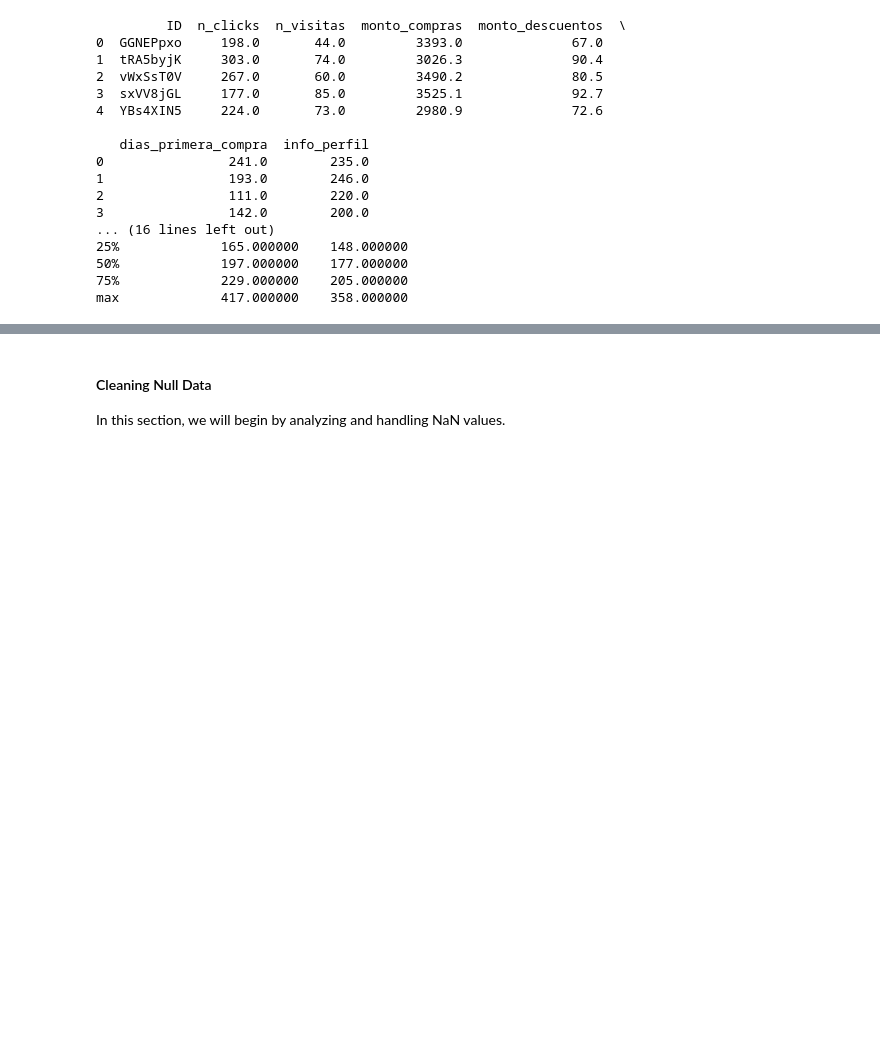
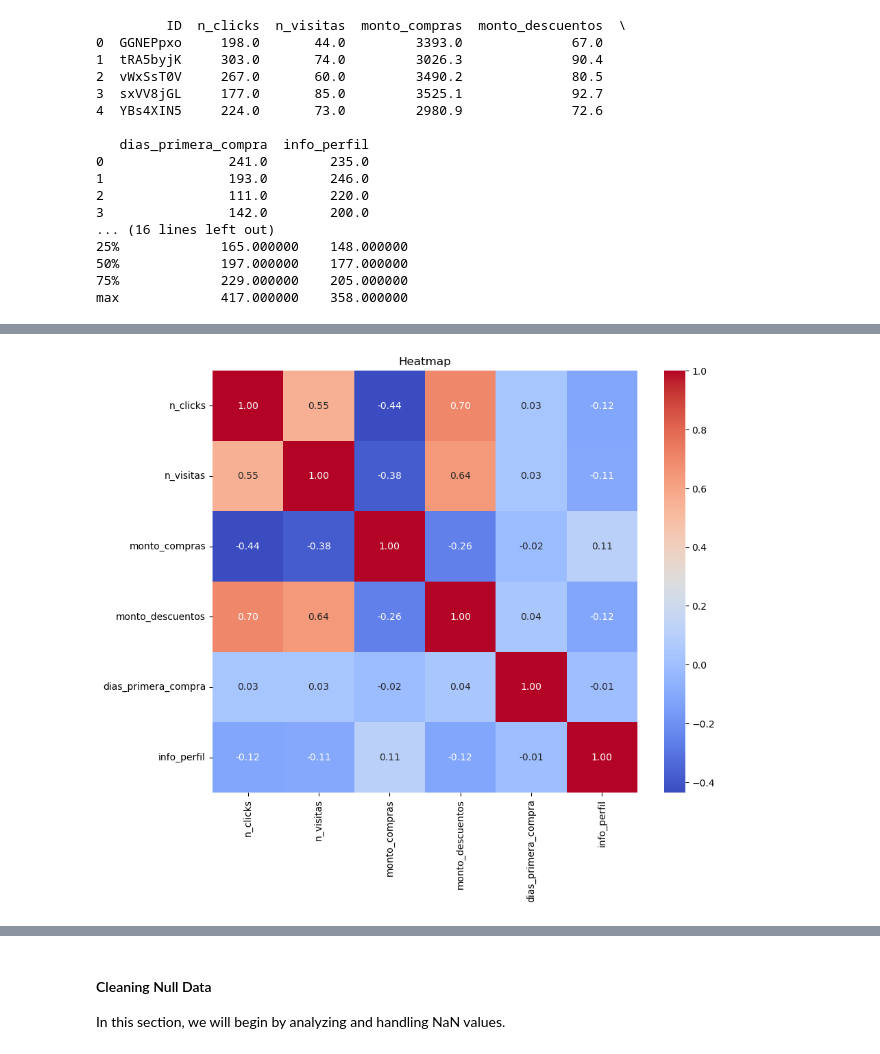
Before and after one commit to davexat/Client_Segmentation_Dashboard, a Jupyter notebook: notebooks/0.0_dsb_data_exploration.ipynb, the cells around one changed output, grey strips where cells are left out. Saved outputs shown, nothing was run; the diff lists cells and outputs as text; code cells hidden in the pictures; blank space fills up the shorter version.

```diff
--- a/notebooks/0.0_dsb_data_exploration.ipynb
+++ b/notebooks/0.0_dsb_data_exploration.ipynb
@@ -69,0 +88,4 @@ max             417.000000    358.000000
+# %%
+numerical_df = df.drop(columns=["ID"])
+correlation_matrix = numerical_df.corr()
+print(correlation_matrix)
@@ -69,0 +108,7 @@ max             417.000000    358.000000
+# %%
+plt.figure(figsize=(10, 8))
+sns.heatmap(correlation_matrix, annot=True, fmt=".2f", cmap="coolwarm", cbar=True)
+plt.title("Heatmap")
+plt.show()
+# %% [output]
+[figure, added]
```
Also changed, not shown: parts of 24 cells of this notebook.
